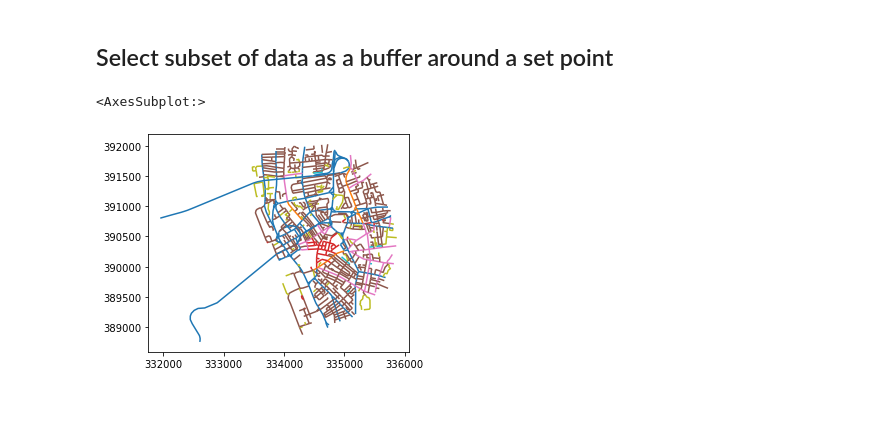
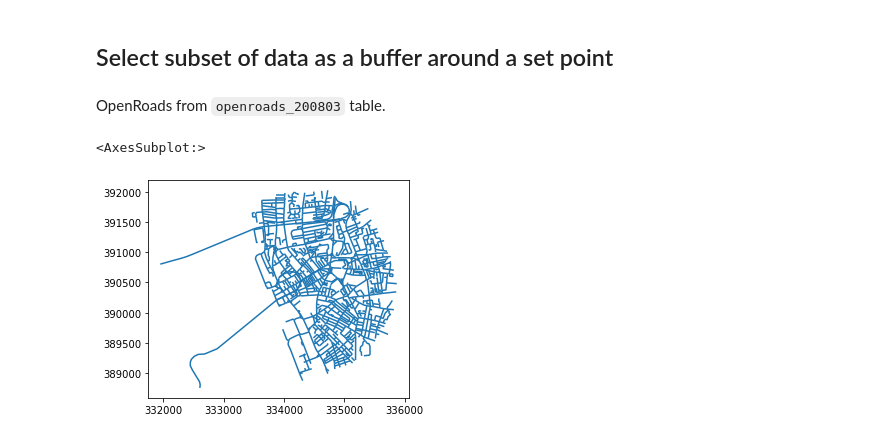
Before and after one commit to urbangrammarai/data_processing, a Jupyter notebook: docs/_sources/code/Load_data_from_PostGIS.ipynb, the cells around one changed output. Drawn from its saved outputs; the diff is of its cells as text; code cells hidden in the pictures; blank space fills up the shorter version.

```diff
--- a/docs/_sources/code/Load_data_from_PostGIS.ipynb
+++ b/docs/_sources/code/Load_data_from_PostGIS.ipynb
@@ -28,12 +28,14 @@ engine.begin()
 # %%
 x, y = 334289.32, 390468.43  # coordinates in epsg 27700
 buffer = 1500  # radius in [m]
+# %% [markdown]
+OpenRoads from `openroads_200803` table.
 # %%
 sql = f'SELECT * FROM openroads_200803 WHERE ST_DWithin(geometry, ST_SetSRID(ST_Point({x}, {y}), 27700), {buffer})'
 
 df = gpd.read_postgis(sql, engine, geom_col='geometry')
 # %%
-df.plot('roadFunction')
+df.plot()
 # %% [output]
 <AxesSubplot:>
-[figure, old version]
+[figure, new version]
```
Also changed, not shown: parts of 2 cells of this notebook, 16 other files.
